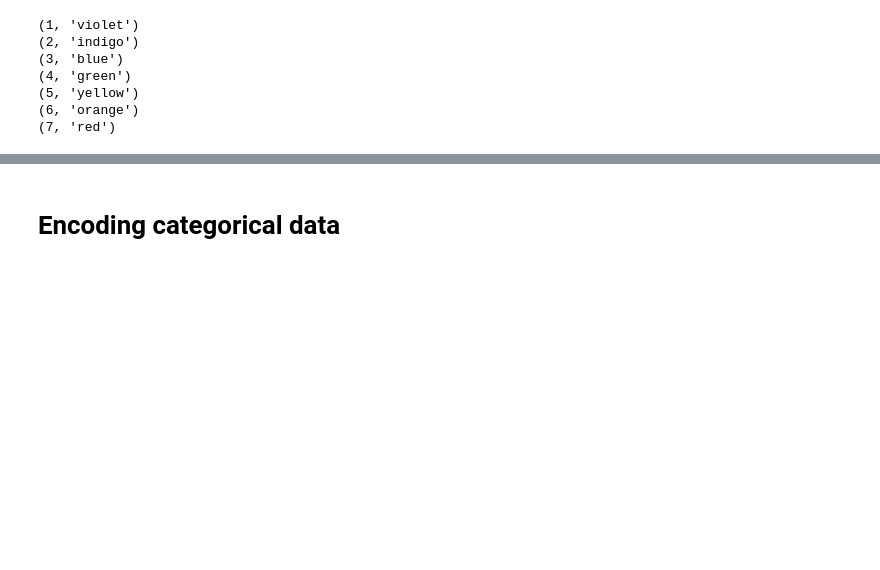
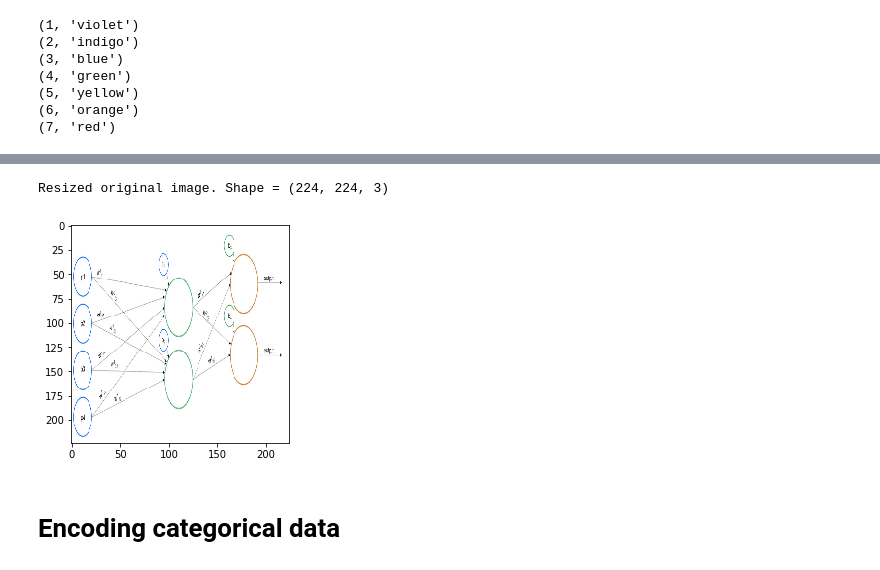
Before and after one commit to ebharucha/Misc, a Jupyter notebook: Cheat Sheet.ipynb, the cells around one changed output, grey strips where cells are left out. Drawn from its saved outputs; the diff is of its cells as text; code cells hidden in the pictures; blank space fills up the shorter version.

```diff
--- a/Cheat Sheet.ipynb
+++ b/Cheat Sheet.ipynb
@@ -141,3 +188,15 @@ for i in tqdm(range(1000)):
+# %%
+# Image resize
+
+size = (224, 224)
+
+img_arr_resized = cv2.resize(img_arr, size)
+print (f'Resized original image. Shape = {img_arr_resized.shape}')
+plt.imshow(img_arr_resized)
+plt.show()
+# %% [output]
+Resized original image. Shape = (224, 224, 3)
+[figure, added]
 # %% [markdown]
 # Encoding categorical data
 # %%
```
Also changed, not shown: parts of 5 cells of this notebook.
